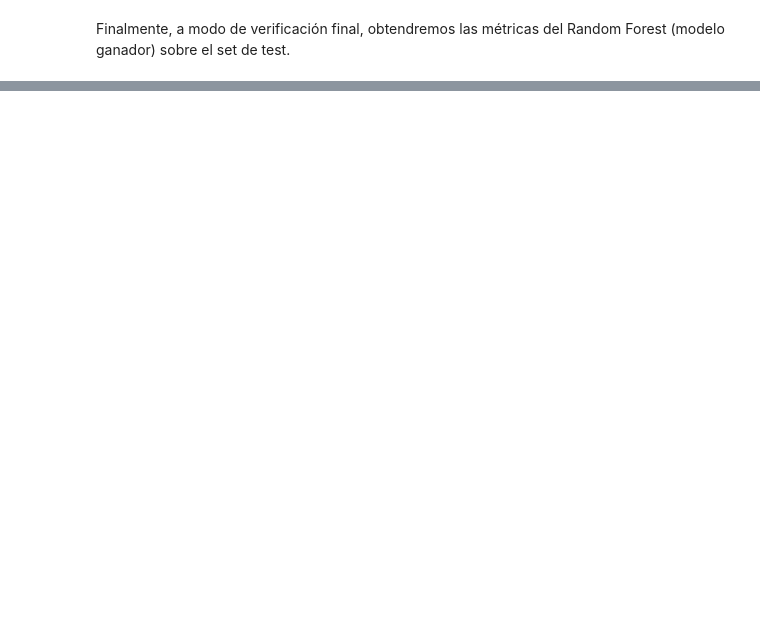
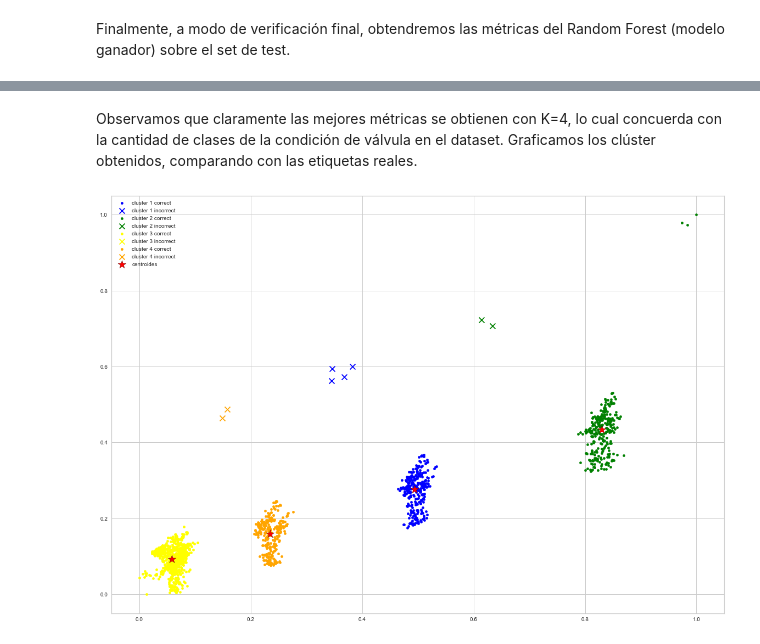
Before and after one commit to maxit1992/CEIA_AMQ1, a Jupyter notebook: TP_Integrador/TP_Integrador.ipynb, the cells around one changed output, grey strips where cells are left out. Drawn from its saved outputs; the diff is of its cells as text; code cells hidden in the pictures; blank space fills up the shorter version.

```diff
--- a/TP_Integrador/TP_Integrador.ipynb
+++ b/TP_Integrador/TP_Integrador.ipynb
@@ -922,0 +1060,55 @@ Finalmente, a modo de verificación final, obtendremos las métricas del Random
+# %% [markdown]
+Observamos que claramente las mejores métricas se obtienen con K=4, lo cual concuerda con la cantidad de clases de la condición de válvula en el dataset. Graficamos los clúster obtenidos, comparando con las etiquetas reales.
+# %%
+km = KMeans(
+    n_clusters=4, init='random',
+    n_init=10, random_state=0
+)
+
+y_km = km.fit_predict(df_kmeans_scaled)
+# %%
+y_real =  LabelEncoder().fit_transform(y_train['ValveCondition'])
+
+real_to_kmeans_classes_map = {0:statistics.mode(y_km[y_real==0]), \
+                              1:statistics.mode(y_km[y_real==1]), \
+                              2:statistics.mode(y_km[y_real==2]), \
+                              3:statistics.mode(y_km[y_real==3])}
+
+y_real = np.array([real_to_kmeans_classes_map[i] for i in y_real])
+
+y_km_correct = (y_km == y_real)
+y_km_incorrect = (y_km != y_real)
+# %%
+plt.figure(figsize=(20,14))
+
+colors=['blue','green', 'yellow', 'orange']
+
+for i,classes in enumerate(np.unique(y_km)):
+
+    plt.scatter(
+        df_kmeans_scaled[(y_km == classes) & (y_km_correct), 0], df_kmeans_scaled[(y_km == classes) & (y_km_correct), 1],
+        s=20, c=colors[i],
+        label=f'cluster {i+1} correct'
+    )
+
+    plt.scatter(
+        df_kmeans_scaled[(y_km == classes) & (y_km_incorrect), 0], df_kmeans_scaled[(y_km == classes) & (y_km_incorrect), 1],
+        s=100, c=colors[i], marker='x',
+        label=f'cluster {i+1} incorrect'
+    )
+
+plt.scatter(
+    km.cluster_centers_[:, 0], km.cluster_centers_[:, 1],
+    s=250, marker='*',
+    c='red', edgecolor='black',
+    label='centroides'
+)
+
+
+plt.legend(scatterpoints=1)
+#hace una grilla en el grafico
+plt.grid(True)
+#lo imprime en pantalla
+plt.show()
+# %% [output]
+[figure, added]
```
Also changed, not shown: parts of 59 cells of this notebook, 1 other file.
